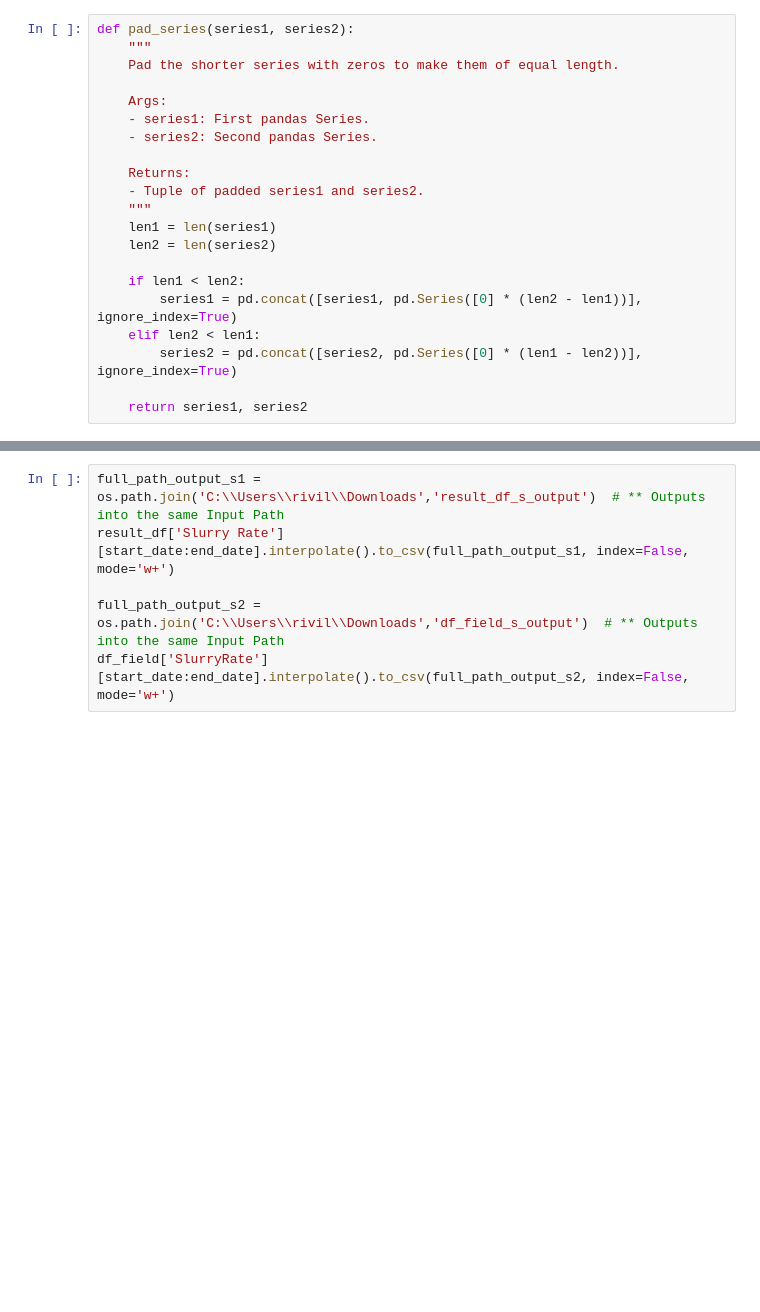
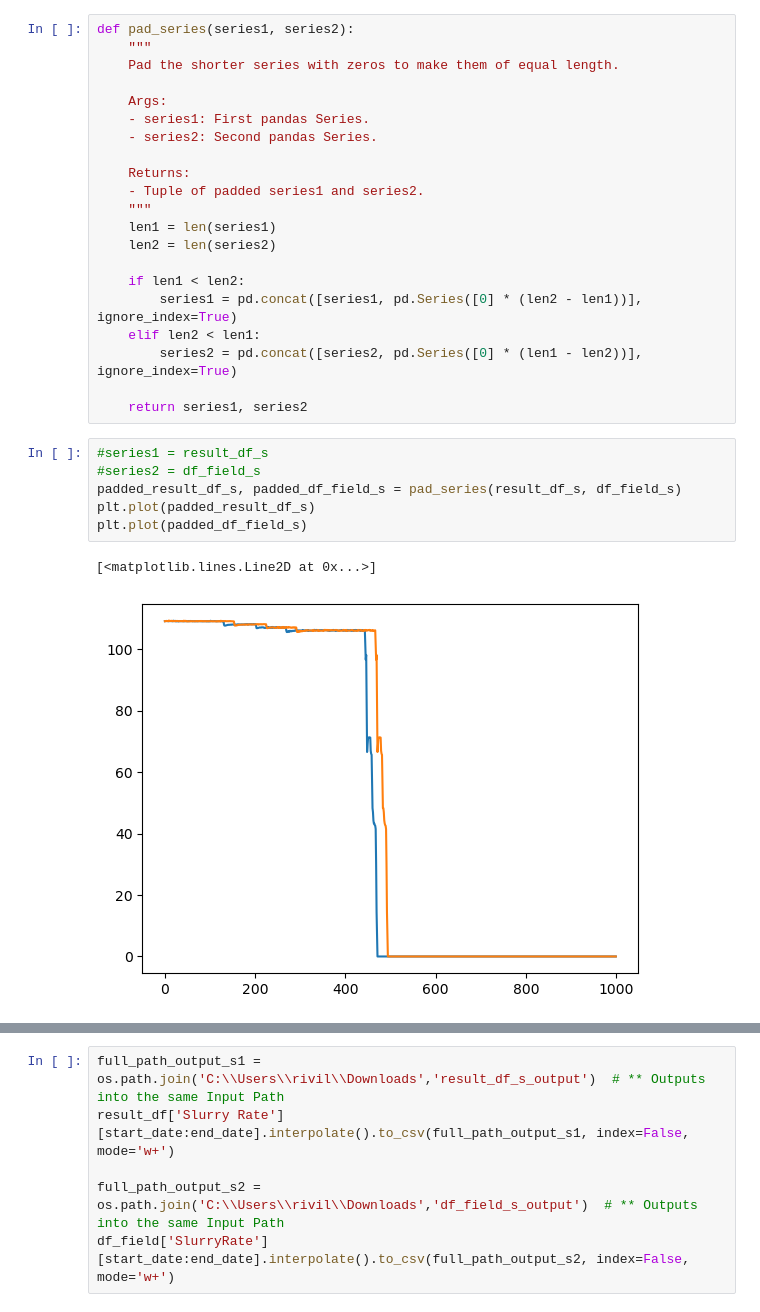
Before and after one commit to rivillasm/python_code, a Jupyter notebook: temp.ipynb, the cells around one changed output, grey strips where cells are left out. Cells and saved outputs as stored; diff of their text form; blank space fills up the shorter version.

```diff
--- a/temp.ipynb
+++ b/temp.ipynb
@@ -211,3 +212,12 @@ def pad_series(series1, series2):
         series2 = pd.concat([series2, pd.Series([0] * (len1 - len2))], ignore_index=True)
 
     return series1, series2
+# %%
+#series1 = result_df_s
+#series2 = df_field_s
+padded_result_df_s, padded_df_field_s = pad_series(result_df_s, df_field_s)
+plt.plot(padded_result_df_s)
+plt.plot(padded_df_field_s)
+# %% [output]
+[<matplotlib.lines.Line2D at 0x...>]
+[figure, added]
```
Also changed, not shown: parts of 37 cells of this notebook.
